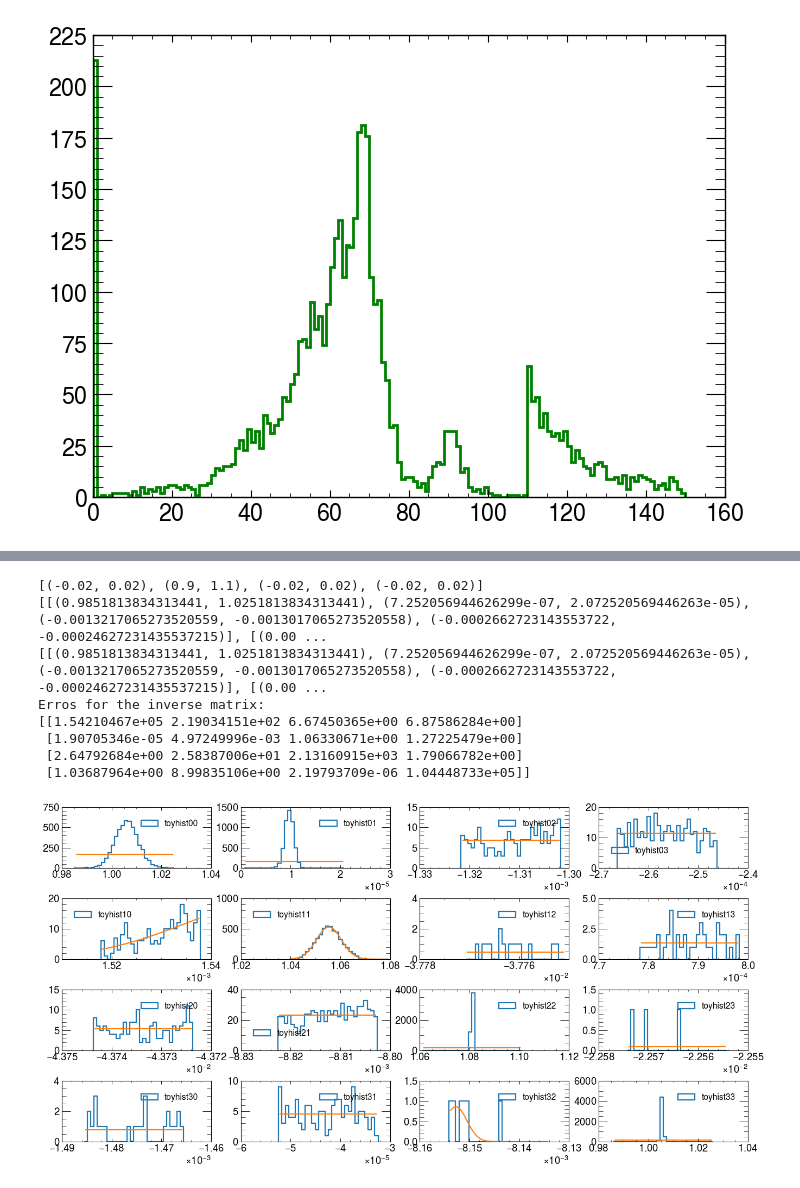
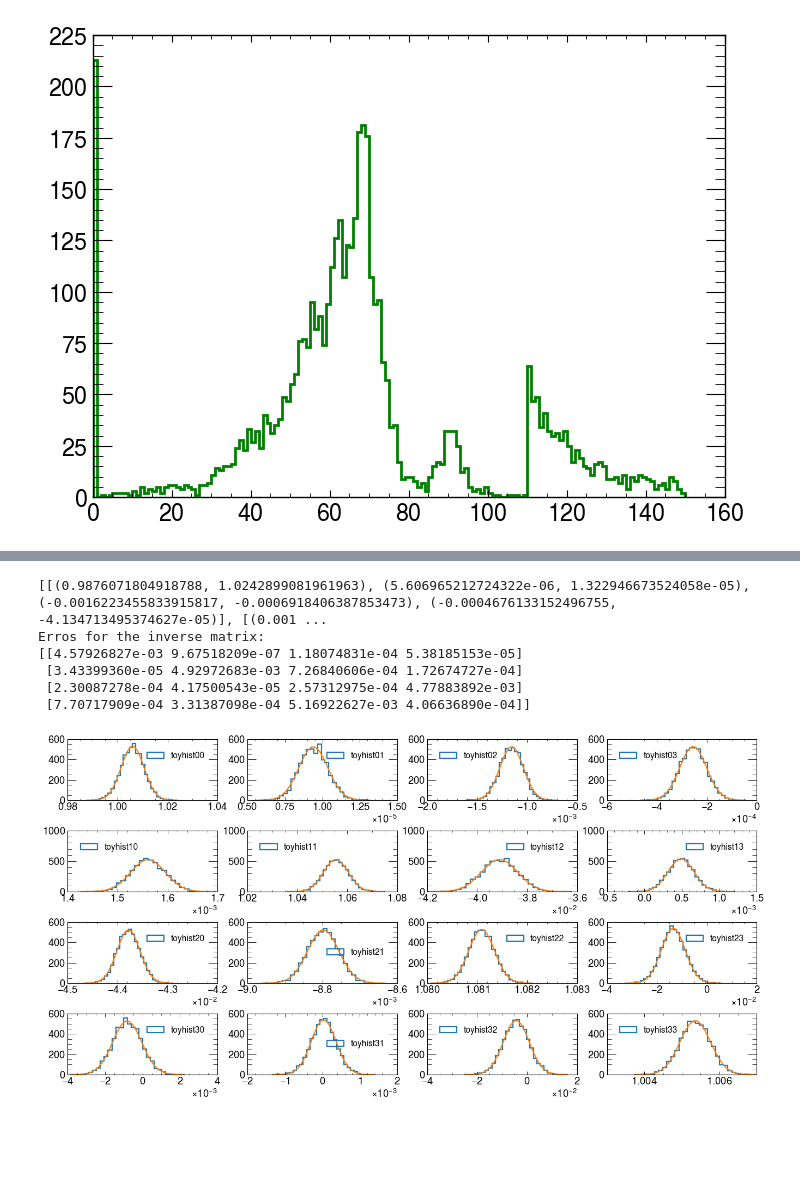
Before and after one commit to josepretel/z0-precisionmeasurement, a Jupyter notebook: z0_analysis.ipynb, the cells around one changed output, grey strips where cells are left out. Cells and saved outputs as stored; diff of their text form; code cells hidden in the pictures; blank space fills up the shorter version.

```diff
--- a/z0_analysis.ipynb
+++ b/z0_analysis.ipynb
@@ -792,5 +812,4 @@ for i in range(0,ntoy,1):
 # %%
-
 # Define gaussian function to fit to the toy distributions:
 def gauss(x, A, mu, sigma):
     return A*np.exp(-(x-mu)**2/(2.*sigma**2))
@@ -825,52 +844,41 @@ ax33 = plt.subplot(4,4,16)
 axes = [[ax00,ax01,ax02,ax03],
         [ax10,ax11,ax12,ax13],
         [ax20,ax21,ax22,ax23],
         [ax30,ax31,ax32,ax33]]
 
 ## IMPORTANT! Find suitable ranges to fit/plot gaussian distributions successfully!
-ranges = [[(0.99,1.03)   ,(-0.00001,0.00001), (-0.02,0.02), (-0.02,0.02)],
-          [(-0.02,0.02),(0.9,1.1)   , (-0.02,0.02), (-0.02,0.02)],
-          [(-0.02,0.02),(-0.02,0.02), (0.9,1.1)   , (-0.02,0.02)],
-          [(-0.02,0.02),(-0.02,0.02), (-0.02,0.02), (0.9,1.1)]]
-print(ranges[1])
-x = 0.02
-xod = 0.00001
-ranges = [[(inverse_toy.item(0,0)-x,inverse_toy.item(0,0)+x),    (inverse_toy.item(0,1)-xod, inverse_toy.item(0,1)+xod), (inverse_toy.item(0,2)-xod, inverse_toy.item(0,2)+xod),(inverse_toy.item(0,3)-xod, inverse_toy.item(0,3)+xod)],
-          [(inverse_toy.item(1,0)-xod,inverse_toy.item(1,0)+xod),(inverse_toy.item(1,1)-x, inverse_toy.item(1,1)+x), (inverse_toy.item(1,2)-xod, inverse_toy.item(1,2)+xod),(inverse_toy.item(1,3)-xod, inverse_toy.item(1,3)+xod)],
-          [(inverse_toy.item(2,0)-xod,inverse_toy.item(2,0)+xod),(inverse_toy.item(2,1)-xod, inverse_toy.item(2,1)+xod), (inverse_toy.item(2,2)-x, inverse_toy.item(2,2)+x),(inverse_toy.item(2,3)-xod, inverse_toy.item(2,3)+xod)],
-          [(inverse_toy.item(3,0)-xod,inverse_toy.item(3,0)+xod),(inverse_toy.item(3,1)-xod, inverse_toy.item(3,1)+xod), (inverse_toy.item(3,2)-xod, inverse_toy.item(3,2)+xod),(inverse_toy.item(3,3)-x, inverse_toy.item(3,3)+x)]]
+
+ranges = [[(np.mean(inverse_toys[j,k,:]) - 4*np.std(inverse_toys[j,k,:]), np.mean(inverse_toys[j,k,:]) + 4*np.std(inverse_toys[j,k,:])) for k in range(0,4,1)] for j in range(0,4,1)]
 print(ranges)
 #ranges = [[(inverse_toy[row][col] - error_efficiency_matrix[row][col], inverse_toy[row][col] + error_efficiency_matrix[row][col]) for col in range(len(inverse_toy[0]))] for row in range(len(inverse_toy))]
-print(ranges)
+
 # Fill histograms for each inverted matrix coefficient:
 for j in range(0,4,1):
     for k in range(0,4,1):
 
         # Diagonal and off-diagonal terms have different histogram ranges
         hbins, hedges, _ = axes[j][k].hist(inverse_toys[j,k,:],bins=30,range=ranges[j][k],  histtype='step', linewidth=2, label=f'toyhist{j}{k}')
         axes[j][k].legend()
 
         ## Guess initial parameters of the fit by taking random value from hist and std
-        _p0 = [ntoy/10.,np.std(inverse_toys[j,k,:]),np.std(inverse_toys[j,k,:])]
+        _p0 = [ntoy/10.,np.mean(inverse_toys[j,k,:]),np.std(inverse_toys[j,k,:])]
 
         # Get the fitted curve
         h_mid = 0.5*(hedges[1:] + hedges[:-1]) #Calculate midpoints for the fit
-        coeffs, _ = curve_fit(gauss, h_mid, hbins, maxfev=10000)
+        coeffs, _ = curve_fit(gauss, h_mid, hbins, maxfev=10000, p0 = _p0)
         h_fit = gauss(h_mid, *coeffs)
 
         axes[j][k].plot(h_mid, h_fit,label=f'Fit{j}{k}')
 
         inverse_means[j,k] = coeffs[1]
         inverse_errors[j,k] = abs(coeffs[2])
 
 print(f"Erros for the inverse matrix:\n{inverse_errors}")
 # %% [output]
-[(-0.02, 0.02), (0.9, 1.1), (-0.02, 0.02), (-0.02, 0.02)]
-[[(0.9851813834313441, 1.0251813834313441), (7.252056944626299e-07, 2.072520569446263e-05), (-0.0013217065273520559, -0.0013017065273520558), (-0.0002662723143553722, -0.00024627231435537215)], [(0.00 ...
-[[(0.9851813834313441, 1.0251813834313441), (7.252056944626299e-07, 2.072520569446263e-05), (-0.0013217065273520559, -0.0013017065273520558), (-0.0002662723143553722, -0.00024627231435537215)], [(0.00 ...
+[[(0.9876071804918788, 1.0242899081961963), (5.606965212724322e-06, 1.322946673524058e-05), (-0.0016223455833915817, -0.0006918406387853473), (-0.0004676133152496755, -4.134713495374627e-05)], [(0.001 ...
 Erros for the inverse matrix:
-[[1.54210467e+05 2.19034151e+02 6.67450365e+00 6.87586284e+00]
- [1.90705346e-05 4.97249996e-03 1.06330671e+00 1.27225479e+00]
- [2.64792684e+00 2.58387006e+01 2.13160915e+03 1.79066782e+00]
- [1.03687964e+00 8.99835106e+00 2.19793709e-06 1.04448733e+05]]
+[[4.57926827e-03 9.67518209e-07 1.18074831e-04 5.38185153e-05]
+ [3.43399360e-05 4.92972683e-03 7.26840606e-04 1.72674727e-04]
+ [2.30087278e-04 4.17500543e-05 2.57312975e-04 4.77883892e-03]
+ [7.70717909e-04 3.31387098e-04 5.16922627e-03 4.06636890e-04]]
-[figure, old version]
+[figure, new version]
```
Also changed, not shown: parts of 2 cells of this notebook, 1 other file.
